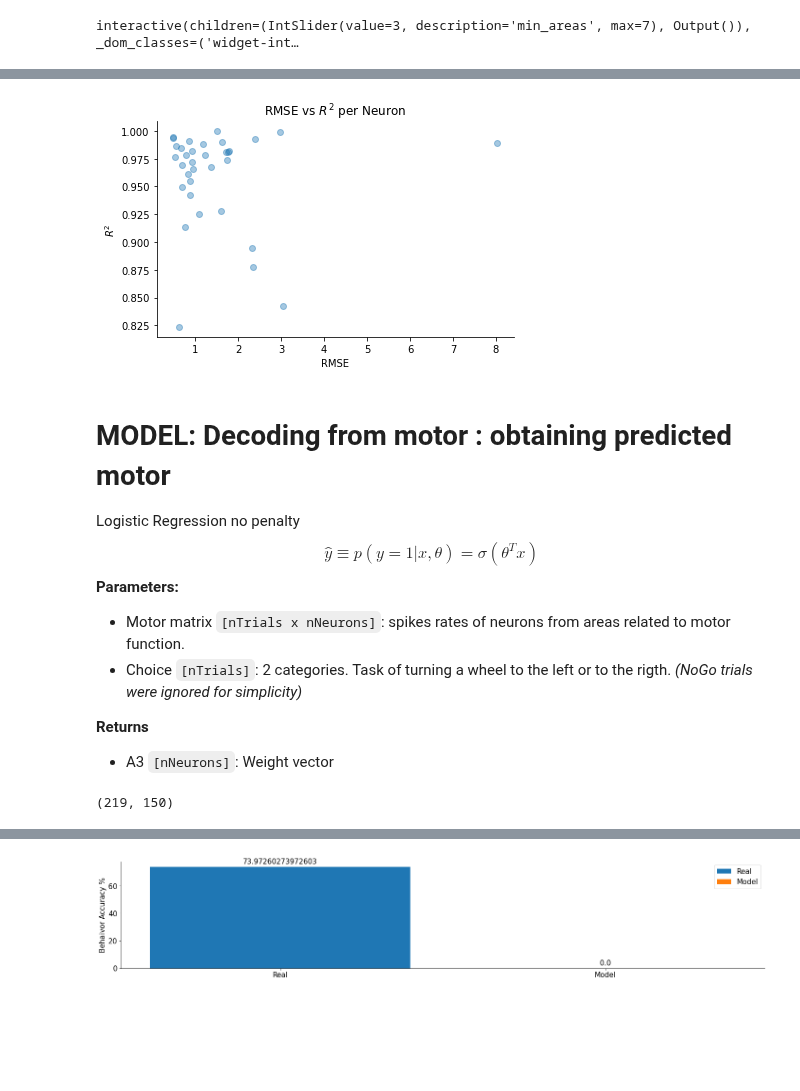
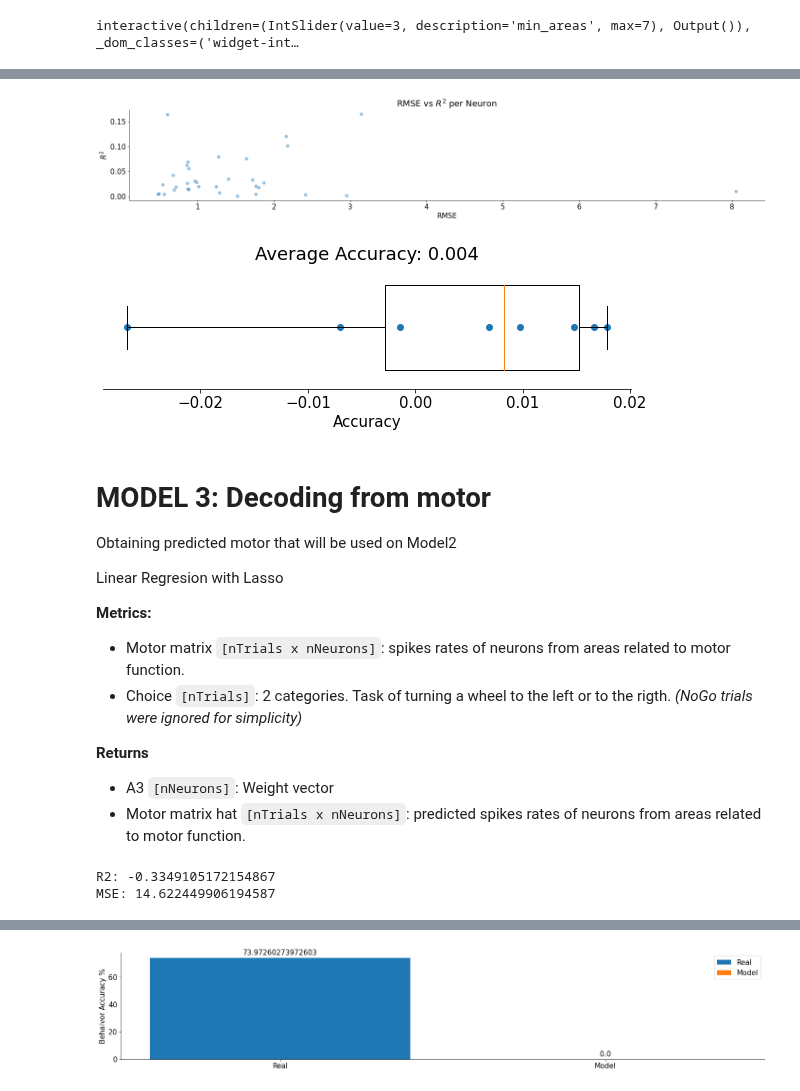
Before and after one commit to mgonzal1/nma_wombat_connectivy_project, a Jupyter notebook: connectivity.ipynb, the cells around one changed output, grey strips where cells are left out. Saved outputs shown, nothing was run; the diff lists cells and outputs as text; code cells hidden in the pictures; blank space fills up the shorter version.

```diff
--- a/connectivity.ipynb
+++ b/connectivity.ipynb
@@ -403,46 +338,65 @@ plt.show()
 # %%
 n_visual_dat = np.zeros(visual_dat.shape[1])
 n_visual_dat_hat = np.zeros(visual_dat.shape[1])
 n_mse = np.zeros(visual_dat.shape[1])
 n_r2_metrics = np.zeros(visual_dat.shape[1])
 n_mse_norm = np.zeros(visual_dat.shape[1])
 
 for j in range(visual_dat.shape[1]):
 
   n_visual_dat =visual_dat[:,j]
 
   model_n = LinearRegression(fit_intercept=False).fit(stim, n_visual_dat)
 
   A1_n = model_n.coef_.T
 
   n_visual_dat_hat = stim @ A1_n
   n_visual_dat_mean= np.mean(n_visual_dat)
 
   n_mse [j]= np.mean( (n_visual_dat-n_visual_dat_hat)**2 )
   n_mse_norm [j]= n_mse [j]/ n_visual_dat_mean
   a=np.sum((n_visual_dat_hat-n_visual_dat)**2)
   b=np.sum((n_visual_dat-n_visual_dat_mean)**2)
 
 
-  n_r2_metrics [j] = a/b
+  n_r2_metrics [j] = 1 - (a/b)
+
+plt.scatter(n_mse_norm,n_r2_metrics,alpha=0.4)
+plt.title("RMSE vs $R^2$ per Neuron")
+plt.xlabel("RMSE")
+plt.ylabel("$R^2$")
+plt.show()
+# %% [output]
+[figure, added]
-# %%
-plt.scatter(n_mse_norm,n_r2_metrics,alpha=0.4)
-plt.title("RMSE vs $R^2$ per Neuron")
-plt.xlabel("RMSE")
-plt.ylabel("$R^2$")
-plt.show()
-# %% [output]
-[figure, removed]
+# %%
+#@title Cross-validation, cv=8
+num_splits =8
+accuracies = (cross_val_score(model, stim, visual_dat, cv=8))
+
+f, ax = plt.subplots(figsize=(8, 3))
+ax.boxplot(accuracies, vert=False, widths=.7)
+ax.scatter(accuracies, np.ones(num_splits))
+ax.set(
+  xlabel="Accuracy",
+  yticks=[],
+  title=f"Average Accuracy: {np.mean(accuracies):.3f}"
+)
+ax.spines["left"].set_visible(False)
+# %% [output]
+[figure, added]
 # %% [markdown]
-# MODEL:  Decoding from motor : obtaining predicted motor
-Logistic Regression no penalty
-$$ \hat{y} \equiv p(y=1|x,\theta) = \sigma(\theta^Tx)$$
-**Parameters:**
+# MODEL 3:  Decoding from motor
+Obtaining predicted motor that will be used on Model2
+
+Linear Regresion with Lasso
+
+**Metrics:**
 *   Motor matrix `[nTrials x nNeurons]`: spikes rates of neurons from areas related to motor function.
 *   Choice `[nTrials]`: 2 categories.  Task of turning a wheel to the left or to the rigth. *(NoGo trials were ignored for simplicity)*
 
 **Returns**
 * A3 `[nNeurons]`: Weight vector
+* Motor matrix hat `[nTrials x nNeurons]`: predicted spikes rates of neurons from areas related to motor function.
 # %%
 # obtenemos matrices 'y' y 'x'
 motor_dat = get_motor_ctx(data_set)
@@ -450,9 +404,16 @@ choice = data_set["response"]
 choice = np.column_stack((np.ones(219),choice))
 
 #definimos el modelo & ajustamos los datos
-modelo = Lasso(alpha=1, fit_intercept=False).fit(choice, motor_dat)
-A3 = modelo.coef_.T
+model_A3 = Lasso(alpha=1, fit_intercept=False).fit(choice, motor_dat)
+A3 = model_A3.coef_.T
 motor_dat_hat = choice @ A3
-print(motor_dat_hat.shape)
+
+#MSR and R2
+mse_A3 = mean_squared_error(motor_dat,motor_dat_hat)
+r2_metrics_A3 =  sklearn.metrics.r2_score(motor_dat,motor_dat_hat)
+
+print("R2: {}".format(r2_metrics_A3))
+print("MSE: {}".format(mse_A3))
 # %% [output]
-(219, 150)
+R2: -0.3349105172154867
+MSE: 14.622449906194587
```
Also changed, not shown: parts of 22 cells of this notebook.
